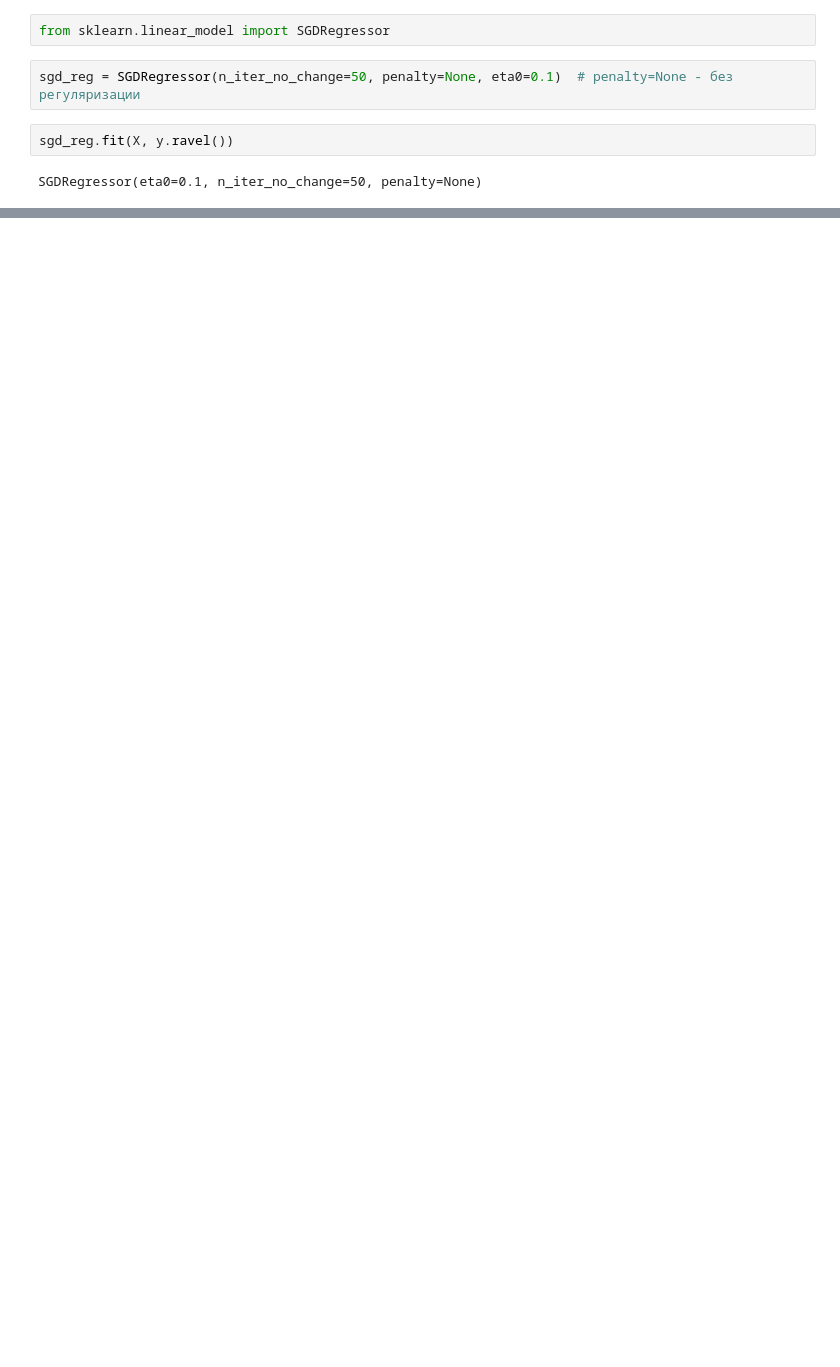
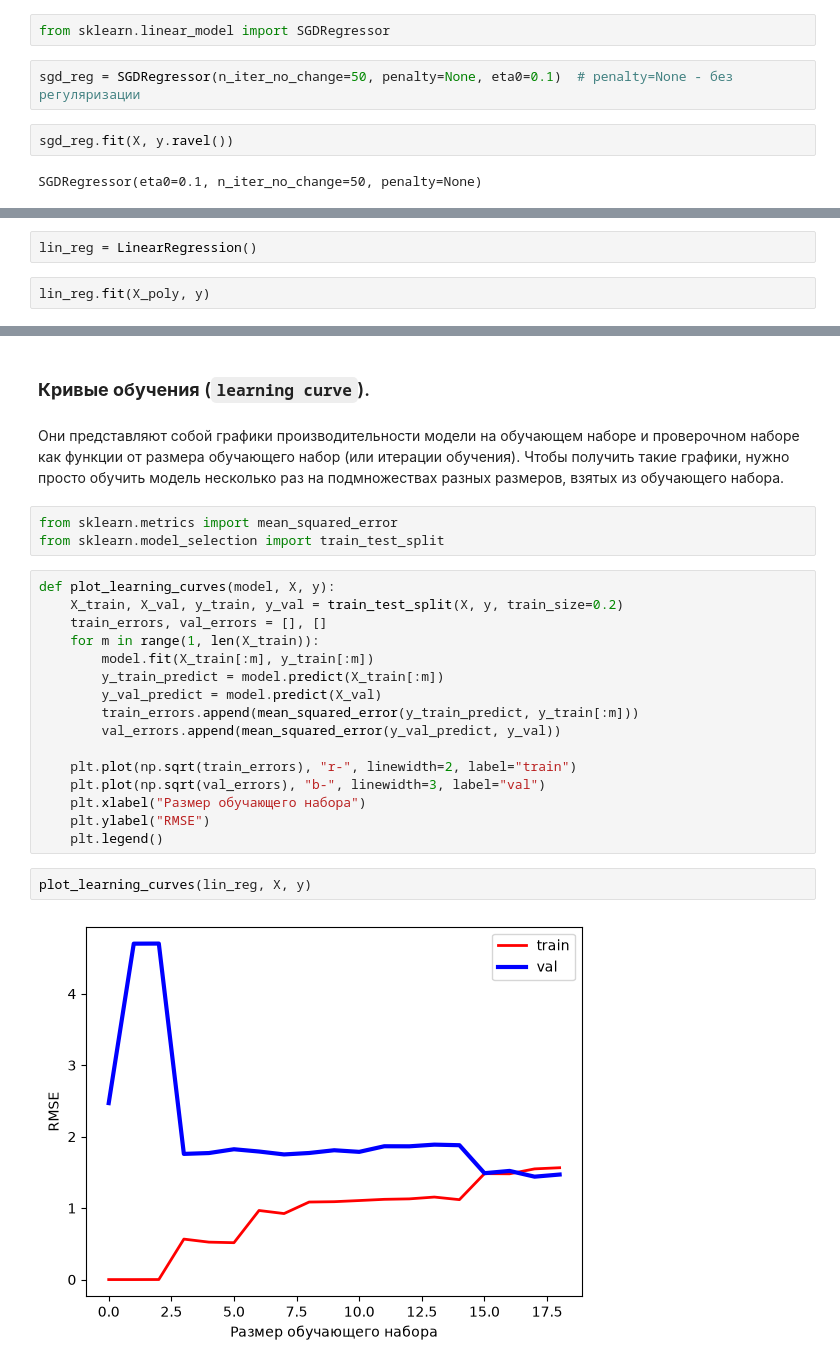
Before and after one commit to KidIsKing/python_libraries_learning, a Jupyter notebook: scikit_learn/guide/base_ML_book/chapter_4/main.ipynb, the cells around one changed output, grey strips where cells are left out. Saved outputs shown, nothing was run; the diff lists cells and outputs as text; blank space fills up the shorter version.

```diff
--- a/scikit_learn/guide/base_ML_book/chapter_4/main.ipynb
+++ b/scikit_learn/guide/base_ML_book/chapter_4/main.ipynb
@@ -228,0 +266,4 @@ sgd_reg.intercept_, sgd_reg.coef_
+# %%
+lin_reg = LinearRegression()
+# %%
+lin_reg.fit(X_poly, y)
@@ -228,0 +280,27 @@ sgd_reg.intercept_, sgd_reg.coef_
+# %% [markdown]
+### **Кривые обучения** (`learning curve`).
+# %% [markdown]
+Они представляют собой графики производительности модели на обучающем наборе и проверочном наборе как функции от размера обучающего набор (или итерации обучения). Чтобы получить такие графики, нужно просто обучить модель несколько раз на подмножествах разных размеров, взятых из обучающего набора.
+# %%
+from sklearn.metrics import mean_squared_error
+from sklearn.model_selection import train_test_split
+# %%
+def plot_learning_curves(model, X, y):
+    X_train, X_val, y_train, y_val = train_test_split(X, y, train_size=0.2)
+    train_errors, val_errors = [], []
+    for m in range(1, len(X_train)):
+        model.fit(X_train[:m], y_train[:m])
+        y_train_predict = model.predict(X_train[:m])
+        y_val_predict = model.predict(X_val)
+        train_errors.append(mean_squared_error(y_train_predict, y_train[:m]))
+        val_errors.append(mean_squared_error(y_val_predict, y_val))
+
+    plt.plot(np.sqrt(train_errors), "r-", linewidth=2, label="train")
+    plt.plot(np.sqrt(val_errors), "b-", linewidth=3, label="val")
+    plt.xlabel("Размер обучающего набора")
+    plt.ylabel("RMSE")
+    plt.legend()
+# %%
+plot_learning_curves(lin_reg, X, y)
+# %% [output]
+[figure, added]
```
Also changed, not shown: parts of 90 cells of this notebook.
